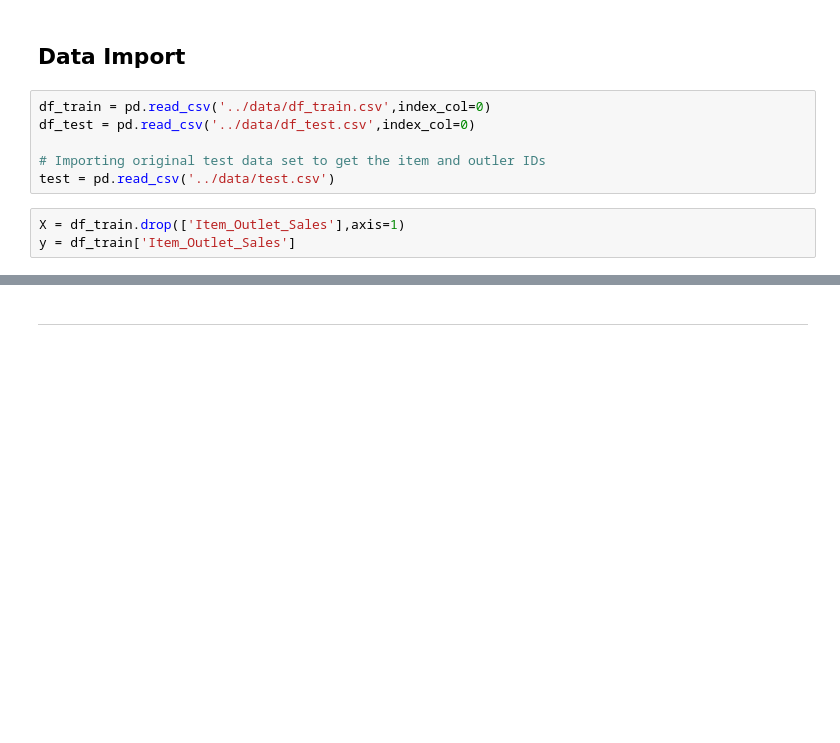
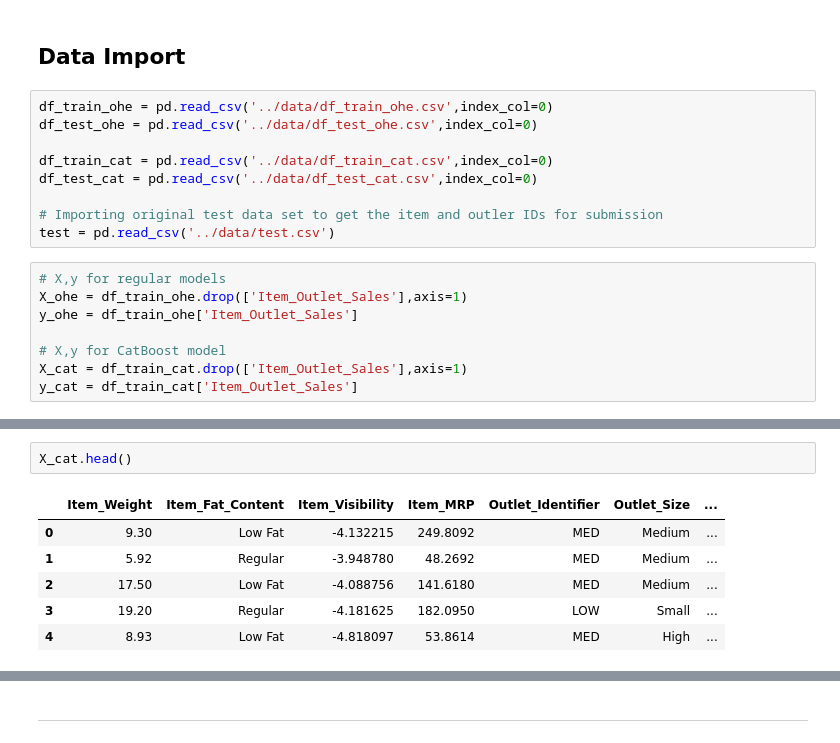
Before and after one commit to Rushi2497/BigMartSalesPrediction, a Jupyter notebook: notebooks/Model_Training+Optimization.ipynb, the cells around one changed output, grey strips where cells are left out. Saved outputs shown, nothing was run; the diff lists cells and outputs as text; blank space fills up the shorter version.

```diff
--- a/notebooks/Model_Training+Optimization.ipynb
+++ b/notebooks/Model_Training+Optimization.ipynb
@@ -22,11 +23,19 @@ from sklearn.metrics import make_scorer, mean_squared_error
 # %% [markdown]
 ## Data Import
 # %%
-df_train = pd.read_csv('../data/df_train.csv',index_col=0)
-df_test = pd.read_csv('../data/df_test.csv',index_col=0)
+df_train_ohe = pd.read_csv('../data/df_train_ohe.csv',index_col=0)
+df_test_ohe = pd.read_csv('../data/df_test_ohe.csv',index_col=0)
 
-# Importing original test data set to get the item and outler IDs
+df_train_cat = pd.read_csv('../data/df_train_cat.csv',index_col=0)
+df_test_cat = pd.read_csv('../data/df_test_cat.csv',index_col=0)
+
+# Importing original test data set to get the item and outler IDs for submission
 test = pd.read_csv('../data/test.csv')
 # %%
-X = df_train.drop(['Item_Outlet_Sales'],axis=1)
-y = df_train['Item_Outlet_Sales']
+# X,y for regular models
+X_ohe = df_train_ohe.drop(['Item_Outlet_Sales'],axis=1)
+y_ohe = df_train_ohe['Item_Outlet_Sales']
+
+# X,y for CatBoost model
+X_cat = df_train_cat.drop(['Item_Outlet_Sales'],axis=1)
+y_cat = df_train_cat['Item_Outlet_Sales']
@@ -39,4 +50,13 @@ X.head()
 | 2 | 17.50 | 0 | -4.088756 | 141.6180 | 1 | 1 | ... |
 | 3 | 19.20 | 1 | -4.181625 | 182.0950 | 0 | 3 | ... |
 | 4 | 8.93 | 0 | -4.818097 | 53.8614 | 2 | 3 | ... |
+# %%
+X_cat.head()
+# %% [output]
+|  | Item_Weight | Item_Fat_Content | Item_Visibility | Item_MRP | Outlet_Identifier | Outlet_Size | ... |
+| 0 | 9.30 | Low Fat | -4.132215 | 249.8092 | MED | Medium | ... |
+| 1 | 5.92 | Regular | -3.948780 | 48.2692 | MED | Medium | ... |
+| 2 | 17.50 | Low Fat | -4.088756 | 141.6180 | MED | Medium | ... |
+| 3 | 19.20 | Regular | -4.181625 | 182.0950 | LOW | Small | ... |
+| 4 | 8.93 | Low Fat | -4.818097 | 53.8614 | MED | High | ... |
 # %%
```
Also changed, not shown: parts of 36 cells of this notebook, 1 other file.
